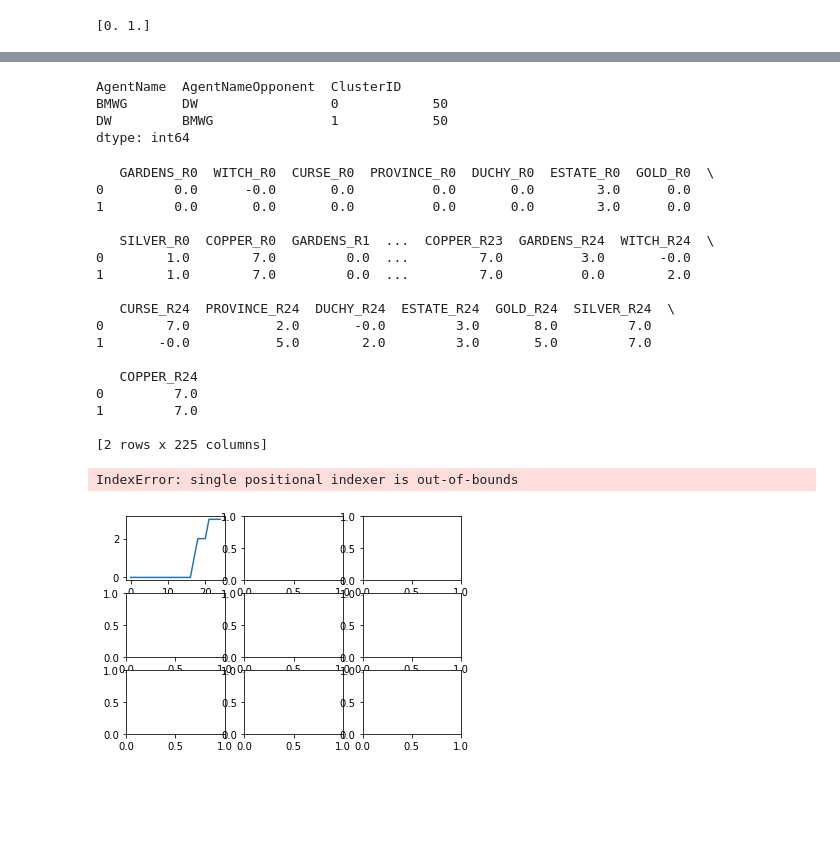
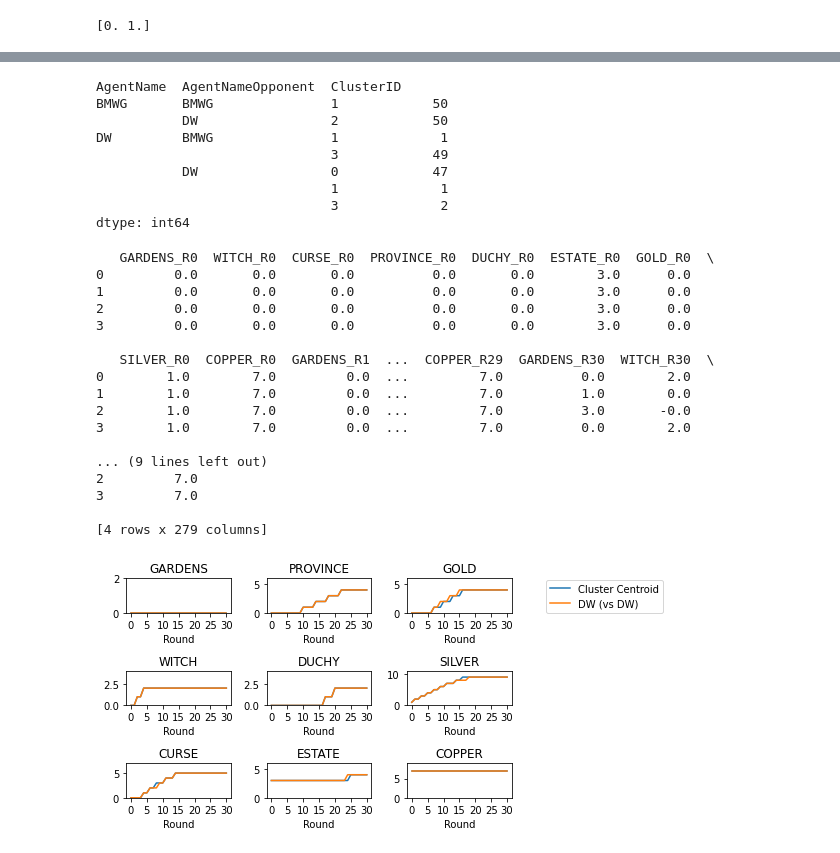
Before and after one commit to owenant/DominionPlayTraceClustering, a Jupyter notebook: PlayTraceAnalysisFromTAG.ipynb, the cells around one changed output, grey strips where cells are left out. Cells and saved outputs as stored; diff of their text form; code cells hidden in the pictures; blank space fills up the shorter version.

```diff
--- a/PlayTraceAnalysisFromTAG.ipynb
+++ b/PlayTraceAnalysisFromTAG.ipynb
@@ -15,10 +15,10 @@ pd.set_option('display.max_rows', 50)
 #parameters for round robin tournament
 NOOFPLAYERS = 2 #note, keep this fixed and dont change it
 games_per_matchup = 25
-self_play = False
+self_play = True
 agents = ['BMWG', 'DW']
 # %%
-data  = pd.read_csv("data/featureslogfile_BMWGvsDW_no_self_play.txt", sep = '\t')
+data  = pd.read_csv("data/featureslogfile_BMWGvsDW_with_self_play.txt", sep = '\t')
 print(data)
 # %% [output]
       GameID  Player  Round  Turn  CurrentScore  SCORE  SCORE_ADV  ORDINAL  \
@@ -542,8 +565,13 @@ counts = strat_vs_clusterid.groupby(['AgentName', 'AgentNameOpponent','ClusterID
 print(counts)
 # %% [output]
 AgentName  AgentNameOpponent  ClusterID
-BMWG       DW                 0            50
-DW         BMWG               1            50
+BMWG       BMWG               1            50
+           DW                 2            50
+DW         BMWG               1             1
+                              3            49
+           DW                 0            47
+                              1             1
+                              3             2
 dtype: int64
 # %%
 #look at how the cluster centers compare to our average traces
@@ -556,24 +584,24 @@ df_cluster_centres = df_cluster_centres.round(0)
 print(df_cluster_centres)
 # %% [output]
    GARDENS_R0  WITCH_R0  CURSE_R0  PROVINCE_R0  DUCHY_R0  ESTATE_R0  GOLD_R0  \
-0         0.0      -0.0       0.0          0.0       0.0        3.0      0.0
+0         0.0       0.0       0.0          0.0       0.0        3.0      0.0
 1         0.0       0.0       0.0          0.0       0.0        3.0      0.0
+2         0.0       0.0       0.0          0.0       0.0        3.0      0.0
+3         0.0       0.0       0.0          0.0       0.0        3.0      0.0
 
-   SILVER_R0  COPPER_R0  GARDENS_R1  ...  COPPER_R23  GARDENS_R24  WITCH_R24  \
-0        1.0        7.0         0.0  ...         7.0          3.0       -0.0
-1        1.0        7.0         0.0  ...         7.0          0.0        2.0
+   SILVER_R0  COPPER_R0  GARDENS_R1  ...  COPPER_R29  GARDENS_R30  WITCH_R30  \
+0        1.0        7.0         0.0  ...         7.0          0.0        2.0
+1        1.0        7.0         0.0  ...         7.0          1.0        0.0
+2        1.0        7.0         0.0  ...         7.0          3.0       -0.0
+3        1.0        7.0         0.0  ...         7.0          0.0        2.0
 
-   CURSE_R24  PROVINCE_R24  DUCHY_R24  ESTATE_R24  GOLD_R24  SILVER_R24  \
-0        7.0           2.0       -0.0         3.0       8.0         7.0
-1       -0.0           5.0        2.0         3.0       5.0         7.0
+... (9 lines left out)
+2         7.0
+3         7.0
 
-   COPPER_R24
-0         7.0
-1         7.0
-
-[2 rows x 225 columns]
+[4 rows x 279 columns]
 # %%
-def deck_evol_comparison(trace1, trace2, tag1, tag2, cardTypes, maxRounds):
+def deck_evol_comparison(trace1, trace2, tag1, tag2, cardTypes, maxRounds, label1 = 'Trace1', label2 = 'Trace2'):
     #look at evolution of number of cards of each type per round
     noCardTypes = len(cardTypes)
     noOfSubplotsInXDirection = 3
@@ -585,20 +613,25 @@ def deck_evol_comparison(trace1, trace2, tag1, tag2, cardTypes, maxRounds):
             cardType = cardTypes[cardIndex]
             card_col_1 = [cardType + "_R" + str(r) + tag1 for r in range(0,maxRounds)]
             card_col_2 = [cardType + "_R" + str(r) + tag2 for r in range(0,maxRounds)]
-            axs[i,j].plot(range(0,maxRounds), trace1[card_col_1].iloc[0], label = 'Trace_1')
-            axs[i,j].plot(range(0,maxRounds), trace2[card_col_2].iloc[0], label = 'Trace_2')
+            axs[i,j].plot(range(0,maxRounds), trace1[card_col_1].iloc[0], label = label1)
+            axs[i,j].plot(range(0,maxRounds), trace2[card_col_2].iloc[0], label = label2)
             axs[i,j].set_title(cardType)
             axs[i,j].set_xlabel('Round')
+            card_max = int(trace1[card_col_1].iloc[0].max())
+            #pdb.set_trace()
+            axs[i,j].set_ylim((0,card_max+2))
+            axs[i,j].set_xticks(ticks = range(0, maxRounds,5))
             fig.tight_layout()
+    #add overal legend to figure
+    axs[0,0].legend(loc = (4,0))
 # %%
 #compare centre with ClusterID zero to our average traces
 cluster0centre = pd.DataFrame(df_cluster_centres.iloc[0]).transpose()
-avg_trace_player = 'BMWG'
-avg_trace_opp = 'BMWG'
+avg_trace_player = 'DW'
+avg_trace_opp = 'DW'
 avg_trace = average_traces[(average_traces['AgentName'] == avg_trace_player)
                            & (average_traces['AgentNameOpponent'] == avg_trace_opp) ].drop(['AgentName','AgentNameOpponent'], axis =1)
 deck_evol_comparison(cluster0centre, avg_trace, "", "_avg", card_types_BigMoneyWithGardens_vs_DoubleWitch
-                    ,maxNoOfRounds)
+                    ,maxNoOfRounds, 'Cluster Centroid', avg_trace_player + " (vs " + avg_trace_opp + ")")
 # %% [output]
-IndexError: single positional indexer is out-of-bounds
-[figure, old version]
+[figure, new version]
```
Also changed, not shown: parts of 23 cells of this notebook.
